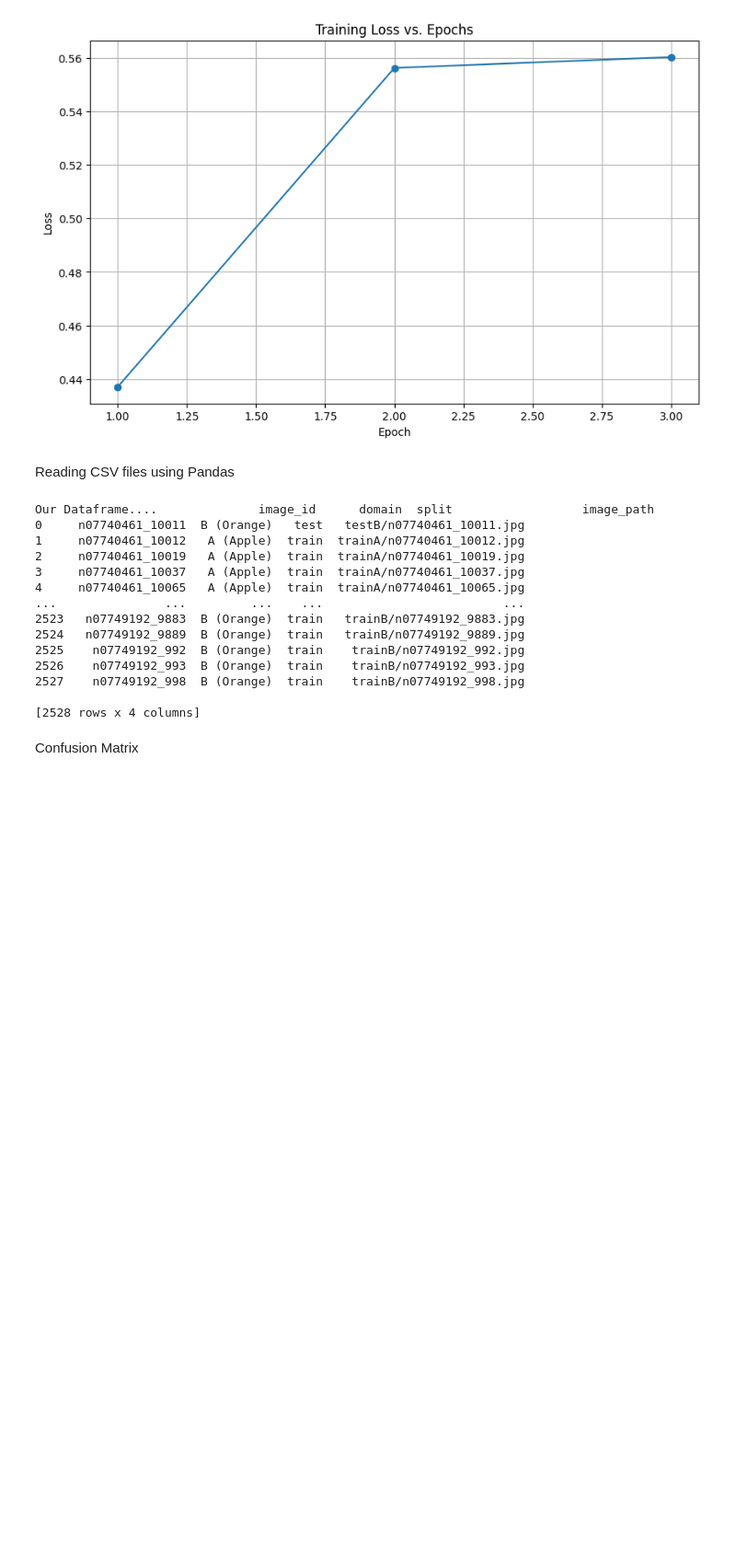
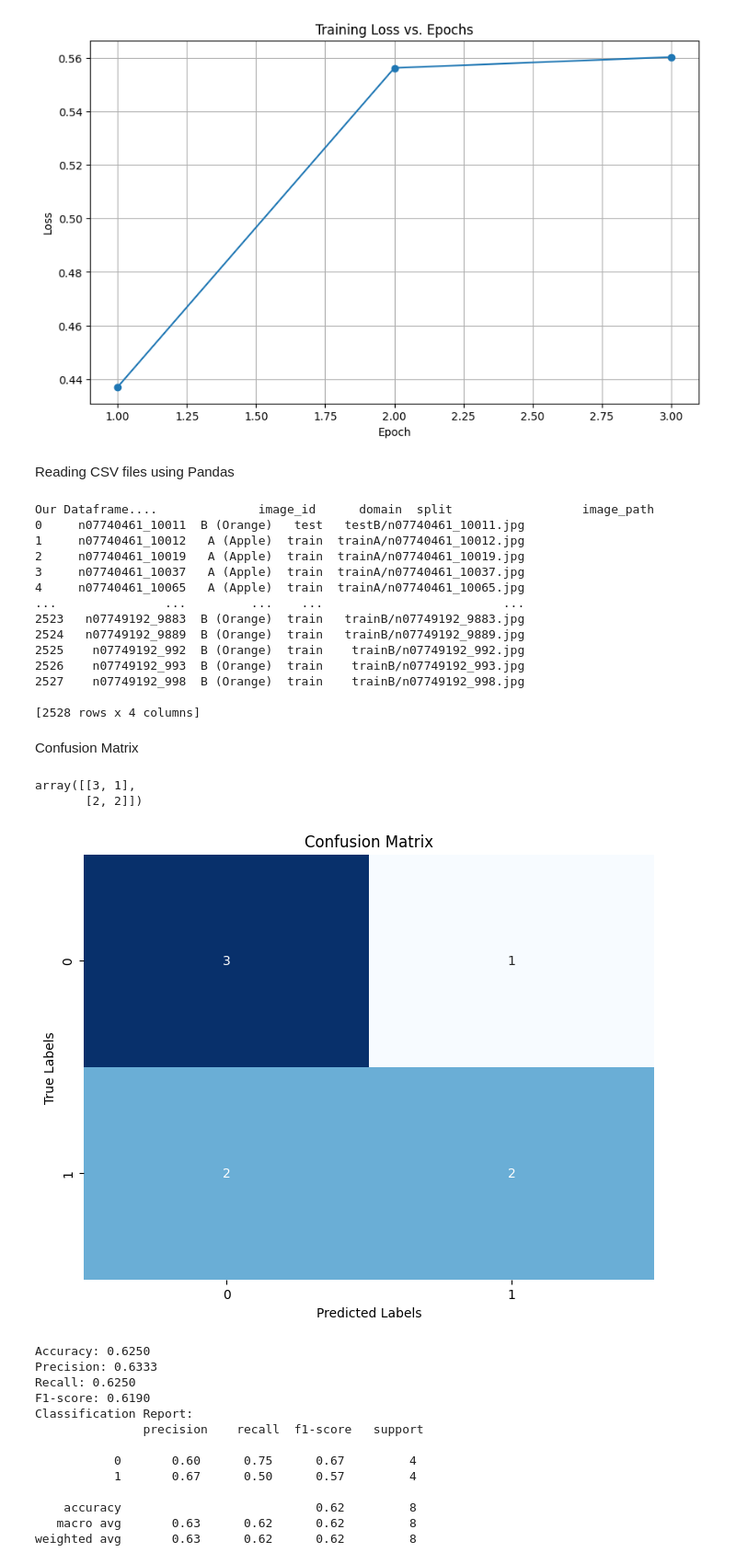
Before and after one commit to EllieCrockett/AMT5005MX, a Jupyter notebook: AppleOrangeAI.ipynb, the cells around one changed output. Shown at 92% size. Cells and saved outputs as stored; diff of their text form; code cells hidden in the pictures; blank space fills up the shorter version.

Commit message:
Example confusion matrix
Does not use my actual sample data

```diff
--- a/AppleOrangeAI.ipynb
+++ b/AppleOrangeAI.ipynb
@@ -280,3 +280,66 @@ Our Dataframe....              image_id      domain  split                  imag
 [2528 rows x 4 columns]
 # %% [markdown]
 Confusion Matrix
+# %%
+from sklearn.metrics import confusion_matrix
+
+y_true=[0,0,1,1,0,1,1,0]
+y_pred=[0,0,0,1,1,1,0,0]
+
+confusion_matrix(y_true,y_pred)
+# %% [output]
+array([[3, 1],
+       [2, 2]])
+# %%
+import pandas as pd, numpy as np,  matplotlib.pyplot as plt, seaborn as sns
+from sklearn.metrics import confusion_matrix, classification_report, accuracy_score, precision_score, recall_score, f1_score
+
+# Extract predicted labels and true labels from DataFrame
+
+
+# Create a confusion matrix
+cm = confusion_matrix(y_true,
+                      y_pred)
+
+# Plot confusion matrix using seaborn
+plt.figure(figsize=(8, 6))
+sns.heatmap(cm, annot=True, cmap="Blues", fmt="d", cbar=False)
+plt.xlabel('Predicted Labels')
+plt.ylabel('True Labels')
+plt.title('Confusion Matrix')
+plt.show()
+
+
+# Calculate accuracy
+accuracy = accuracy_score(y_true,y_pred)
+
+# Calculate precision, recall, and F1-score
+precision = precision_score(y_true, y_pred, average='weighted')
+recall = recall_score(y_true, y_pred, average='weighted')
+f1 = f1_score(y_true, y_pred, average='weighted')
+
+# Print evaluation metrics
+print("Accuracy: {:.4f}".format(accuracy))
+print("Precision: {:.4f}".format(precision))
+print("Recall: {:.4f}".format(recall))
+print("F1-score: {:.4f}".format(f1))
+
+# Create a classification report
+report = classification_report(y_true, y_pred)
+# Print classification report
+print("Classification Report:\n", report)
+# %% [output]
+[figure, added]
+Accuracy: 0.6250
+Precision: 0.6333
+Recall: 0.6250
+F1-score: 0.6190
+Classification Report:
+               precision    recall  f1-score   support
+
+           0       0.60      0.75      0.67         4
+           1       0.67      0.50      0.57         4
+
+    accuracy                           0.62         8
+   macro avg       0.63      0.62      0.62         8
+weighted avg       0.63      0.62      0.62         8
```
